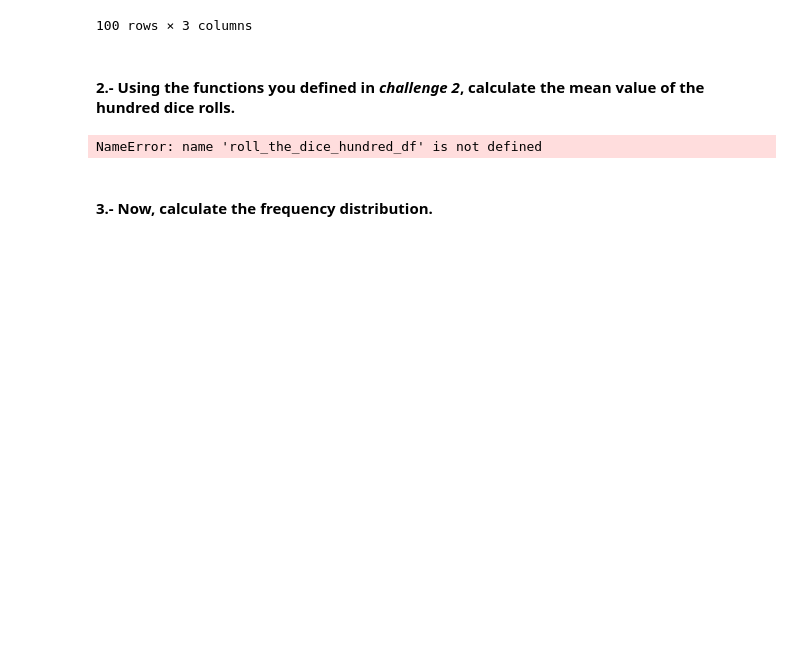
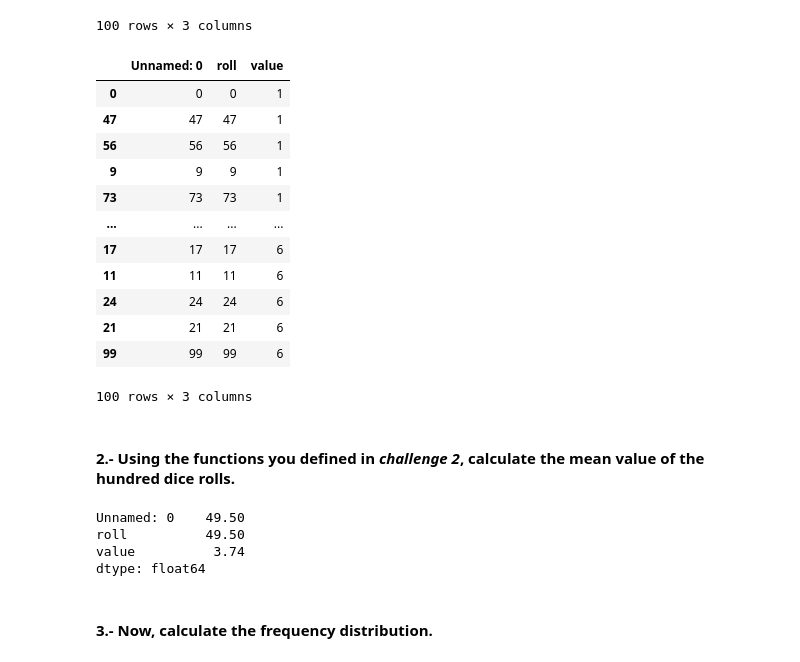
Before and after one commit to eleluqrey/dataptmad0923_labs, a Jupyter notebook: module-2/understanding-descriptive-stats/your-code/main.ipynb, the cells around one changed output. Saved outputs shown, nothing was run; the diff lists cells and outputs as text; code cells hidden in the pictures; blank space fills up the shorter version.

```diff
--- a/module-2/understanding-descriptive-stats/your-code/main.ipynb
+++ b/module-2/understanding-descriptive-stats/your-code/main.ipynb
@@ -188,6 +193,23 @@ roll_the_dice_hundred
 | 98 | 98 | 98 | 3 |
 | 99 | 99 | 99 | 6 |
 100 rows × 3 columns
+# %%
+roll_the_dice_hundred_ordenado = roll_the_dice_hundred.sort_values(by='value')
+roll_the_dice_hundred_ordenado
+# %% [output]
+|  | Unnamed: 0 | roll | value |
+| 0 | 0 | 0 | 1 |
+| 47 | 47 | 47 | 1 |
+| 56 | 56 | 56 | 1 |
+| 9 | 9 | 9 | 1 |
+| 73 | 73 | 73 | 1 |
+| ... | ... | ... | ... |
+| 17 | 17 | 17 | 6 |
+| 11 | 11 | 11 | 6 |
+| 24 | 24 | 24 | 6 |
+| 21 | 21 | 21 | 6 |
+| 99 | 99 | 99 | 6 |
+100 rows × 3 columns
 # %%
 """
 your comments here
@@ -195,12 +219,16 @@ your comments here
 # %% [markdown]
 #### 2.- Using the functions you defined in *challenge 2*, calculate the mean value of the hundred dice rolls.
-# %%
-# your code here
-
-mean = roll_the_dice_hundred_df['value'].mean()
-
-print('Mean:', mean)
-# %% [output]
-NameError: name 'roll_the_dice_hundred_df' is not defined
+# %%
+# your code here
+
+# your code here
+def media_(datos):
+    return(datos.sum()/len(datos))
+media_da(roll_the_dice_hundred_ordenado)
+# %% [output]
+Unnamed: 0    49.50
+roll          49.50
+value          3.74
+dtype: float64
 # %% [markdown]
 #### 3.- Now, calculate the frequency distribution.
```
Also changed, not shown: parts of 13 cells of this notebook.
